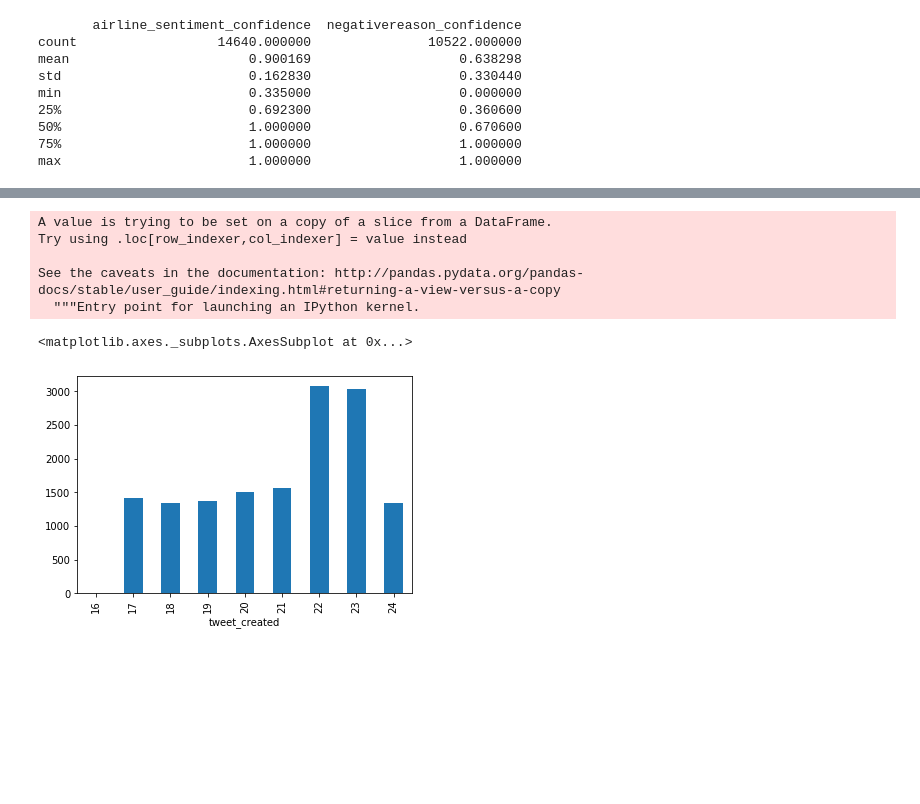
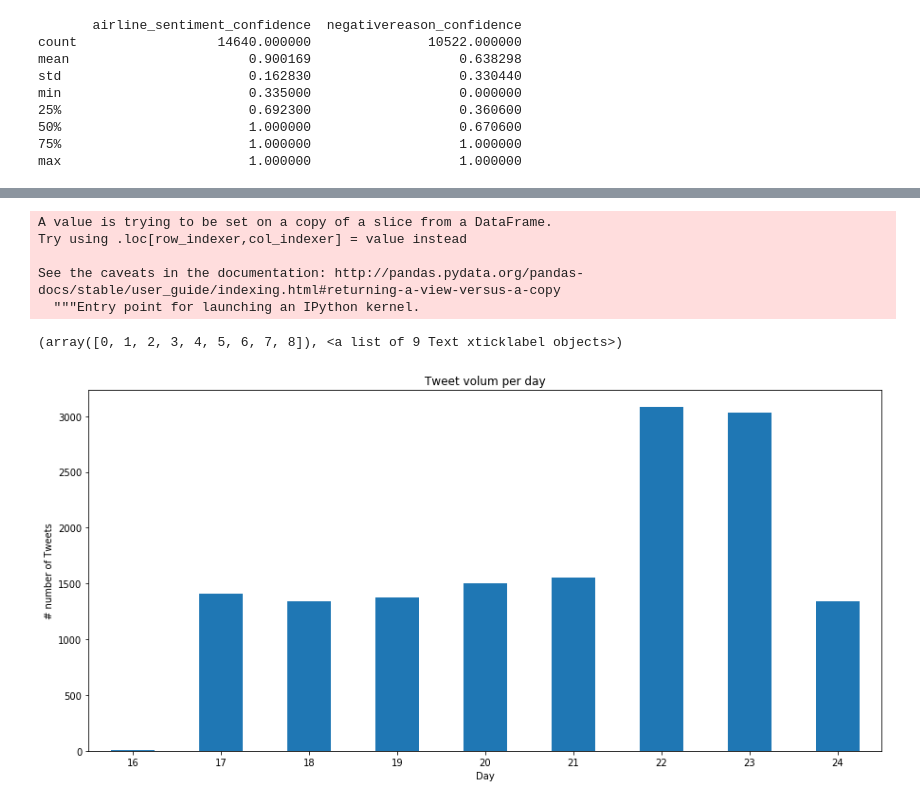
Before and after one commit to SarahBuechner/DMML2019_Team_Google, a Jupyter notebook: DM_Project.ipynb, the cells around one changed output, grey strips where cells are left out. Saved outputs shown, nothing was run; the diff lists cells and outputs as text; code cells hidden in the pictures; blank space fills up the shorter version.

```diff
--- a/DM_Project.ipynb
+++ b/DM_Project.ipynb
@@ -187,17 +189,22 @@ See the caveats in the documentation: http://pandas.pydata.org/pandas-docs/stabl
 # %%
 # Tweet volum per day
 df['tweet_created'] = pd.to_datetime(df['tweet_created'])
 X = df['tweet_created']
 
+fig, ax = plt.subplots(figsize=(15,7))
 X.groupby([X.dt.day]).count().plot(kind="bar")
+ax.set_title('Tweet volum per day')
+ax.set_ylabel("# number of Tweets")
+ax.set_xlabel("Day")
+plt.xticks(rotation = 0)
 # %% [output]
 A value is trying to be set on a copy of a slice from a DataFrame.
 Try using .loc[row_indexer,col_indexer] = value instead
 
 See the caveats in the documentation: http://pandas.pydata.org/pandas-docs/stable/user_guide/indexing.html#returning-a-view-versus-a-copy
   """Entry point for launching an IPython kernel.
-<matplotlib.axes._subplots.AxesSubplot at 0x...>
+(array([0, 1, 2, 3, 4, 5, 6, 7, 8]), <a list of 9 Text xticklabel objects>)
-[figure, old version]
+[figure, new version]
 # %%
 # Tweet volum per hour
 df = tweets[['tweet_created', 'airline_sentiment_confidence']]
```
Also changed, not shown: parts of 6 cells of this notebook.
